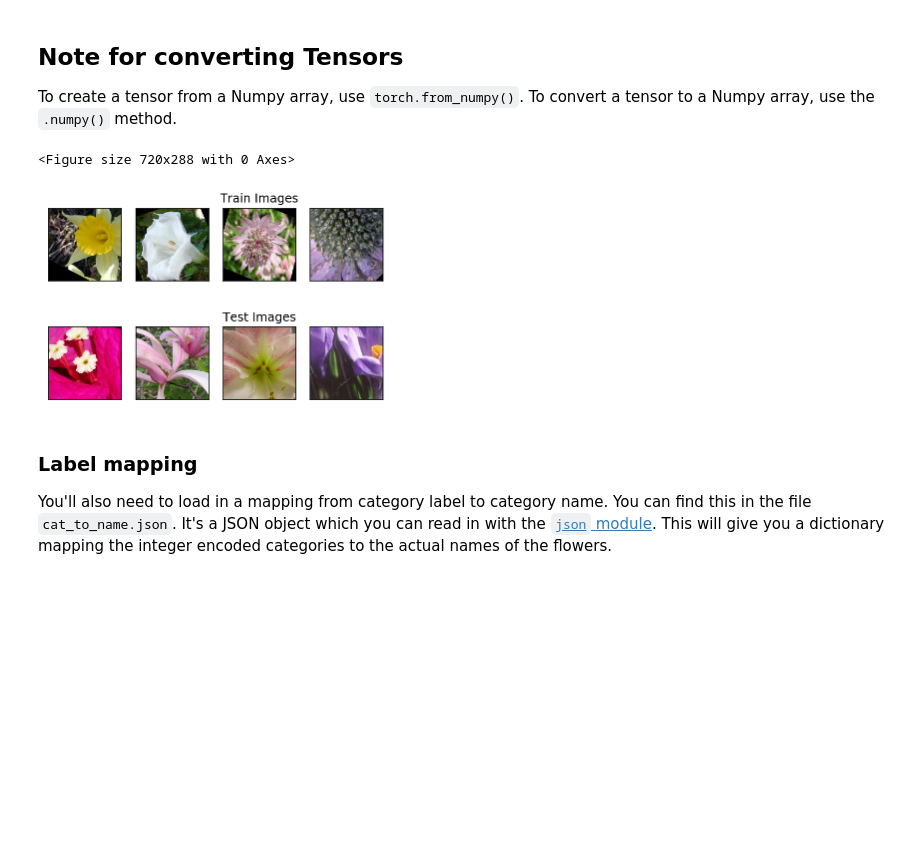
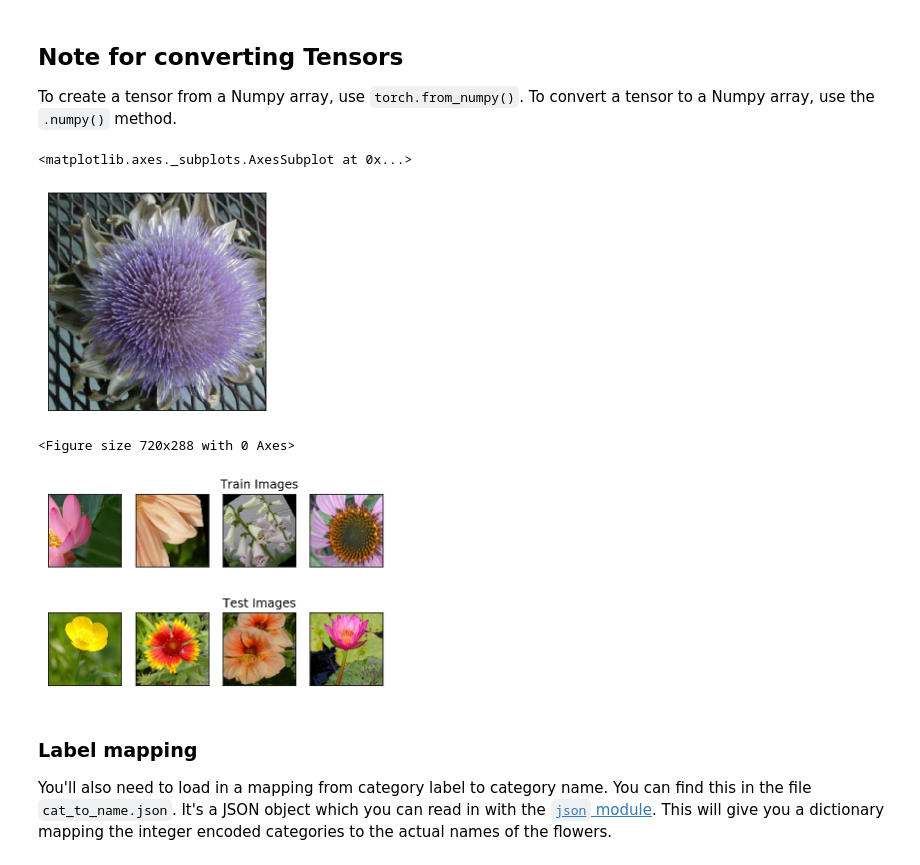
Before and after one commit to justinbellucci/DL-image-classifier-app, a Jupyter notebook: Image Classifier Project.ipynb, the cells around one changed output. Drawn from its saved outputs; the diff is of its cells as text; code cells hidden in the pictures; blank space fills up the shorter version.

Commit message:
Fix resizing in transforms

```diff
--- a/Image Classifier Project.ipynb
+++ b/Image Classifier Project.ipynb
@@ -62,10 +62,14 @@ train_transforms = transforms.Compose([transforms.RandomRotation(90),
                                        transforms.ToTensor(),
                                        transforms.Normalize(img_mean, img_std)])
 
-valid_test_transforms = transforms.Compose([transforms.CenterCrop(224),
+# valid_test_transforms = transforms.Compose([transforms.CenterCrop(224),
+#                                             transforms.ToTensor(),
+#                                             transforms.Normalize(img_mean, img_std)])
+
+valid_test_transforms = transforms.Compose([transforms.Resize(226),
+                                            transforms.CenterCrop(224),
                                             transforms.ToTensor(),
                                             transforms.Normalize(img_mean, img_std)])
-
 # Load the datasets with ImageFolder
 train_data = datasets.ImageFolder(train_dir, transform = train_transforms)
 valid_data = datasets.ImageFolder(valid_dir, transform = valid_test_transforms)
@@ -84,7 +88,9 @@ To convert a tensor to a Numpy array, use the `.numpy()` method.
 def imgshow(image, ax=None, title=None, normalize=True):
     # Convert Tensor to ndarray and transpose to match dimensions of original tensor
     image = image.numpy().transpose((1,2,0))
-
+    if ax is None:
+        fig, ax = plt.subplots()
+        # plt.figure(figsize=[2, 2])
     if normalize:
         # Shift each color channel back to range of 0-255
         # normalized[channel] = (input[channel] - mean[channel]) / std[channel]
@@ -102,6 +108,12 @@ def imgshow(image, ax=None, title=None, normalize=True):
     # print(type(image))
     # print(image.shape)
     return ax
+# %%
+image =next(iter(test_loader))
+imgshow(image[0][0], normalize=True)
+# %% [output]
+<matplotlib.axes._subplots.AxesSubplot at 0x...>
+[figure, added]
 # %%
 ## Print images to see what they look like
 
@@ -125,7 +137,7 @@ plt.show()
 # print(type(test_images[0]))
 # %% [output]
 <Figure size 720x288 with 0 Axes>
-[figure, old version]
+[figure, new version]
 # %% [markdown]
 ### Label mapping
 
```
Also changed, not shown: parts of 1 cell of this notebook.
